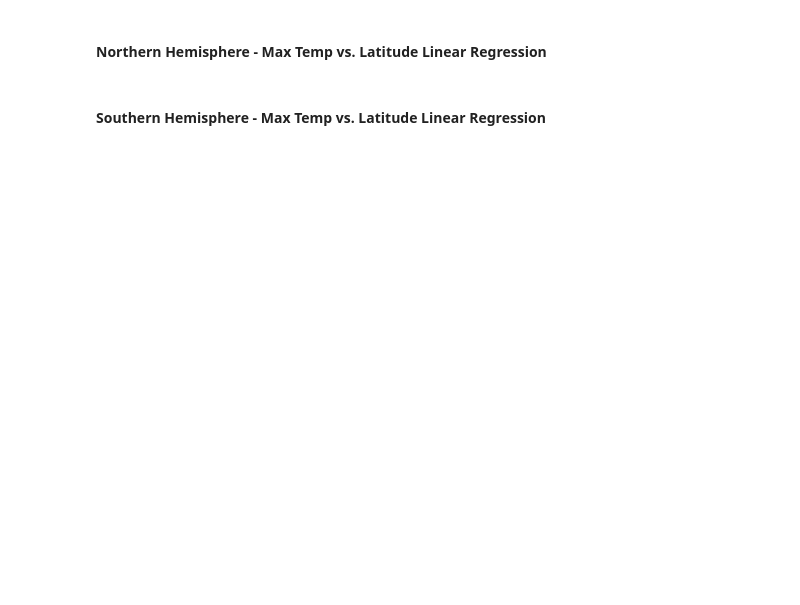
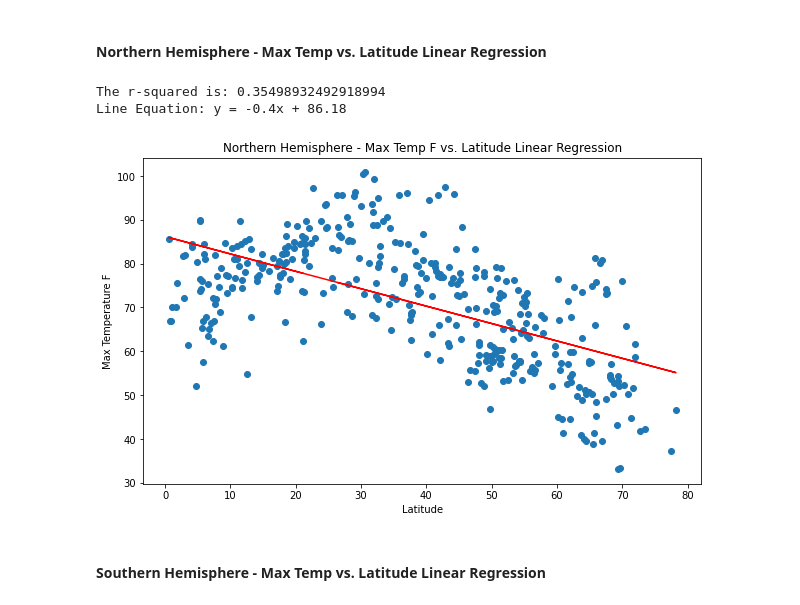
Before and after one commit to kramana193/python-api-challenge, a Jupyter notebook: Intro_files/starter_code/WeatherPy.ipynb, the cells around one changed output. Saved outputs shown, nothing was run; the diff lists cells and outputs as text; code cells hidden in the pictures; blank space fills up the shorter version.

```diff
--- a/Intro_files/starter_code/WeatherPy.ipynb
+++ b/Intro_files/starter_code/WeatherPy.ipynb
@@ -407,33 +442,37 @@ Sth_hemp = clean_city_data.loc[(clean_city_data['Lat']) < 0 , :]
 # %% [markdown]
 ####  Northern Hemisphere - Max Temp vs. Latitude Linear Regression
 # %%
-y_axis = Nth_hemp['Max Temp']
+y_axis = Nth_hemp['Max Temp F']
 latitude = Nth_hemp['Lat']
 correlation = st.pearsonr(latitude, y_axis)
 x_label = f"Latitude"
-y_label = f"Max Temperature"
-plot_title = "Northern Hemisphere - Max Temp vs. Latitude Linear Regression"
+y_label = f"Max Temperature F"
+plot_title = "Northern Hemisphere - Max Temp F vs. Latitude Linear Regression"
 (slope, intercept, rvalue, pvalue, stderr) = linregress(latitude, y_axis)
 regress_values = (latitude * slope) + intercept
 line_eq = "y = " + str(round(slope,2)) + "x + " + str(round(intercept,2))
 plt.figure(figsize=(10, 6))
 plt.scatter(latitude, y_axis)
 plt.plot(latitude, regress_values, "r-")
 # plt.annotate(line_eq,(45, 300),fontsize=12,color="red")
 plt.xlabel(x_label)
 plt.ylabel(y_label)
 plt.title(plot_title)
 print(f"The r-squared is: {rvalue**2}")
 print(f"Line Equation: {line_eq}")
 
 # Removing invalid characters from title to allow title to used as filename
 filename = plot_title.replace('.', '')
 
 for invalid_charater in invalid_characters:
     filename = filename.replace(invalid_charater, '_')
 
 plt.savefig("Images/" + filename + ".png", facecolor="white")
 plt.show()
+# %% [output]
+The r-squared is: 0.35498932492918994
+Line Equation: y = -0.4x + 86.18
+[figure, added]
 # %% [markdown]
 ####  Southern Hemisphere - Max Temp vs. Latitude Linear Regression
 # %%
```
Also changed, not shown: parts of 12 cells of this notebook, 12 other files.
